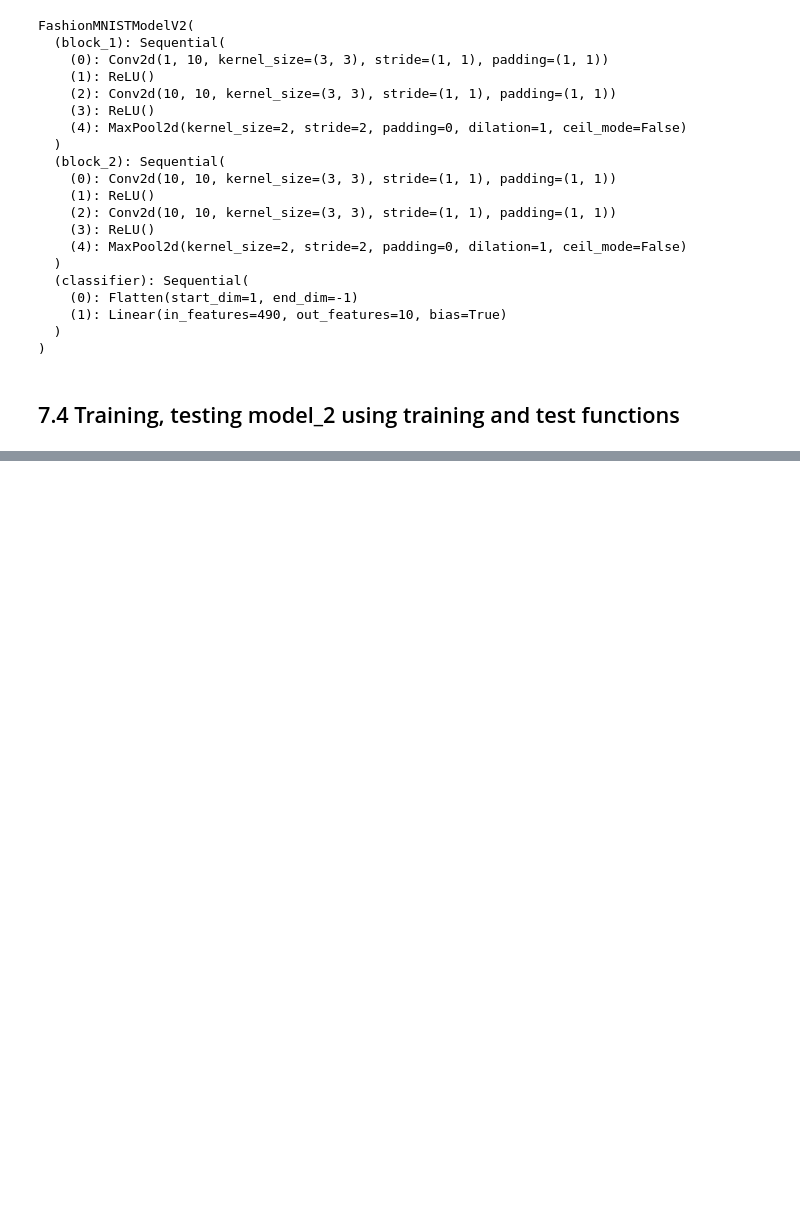
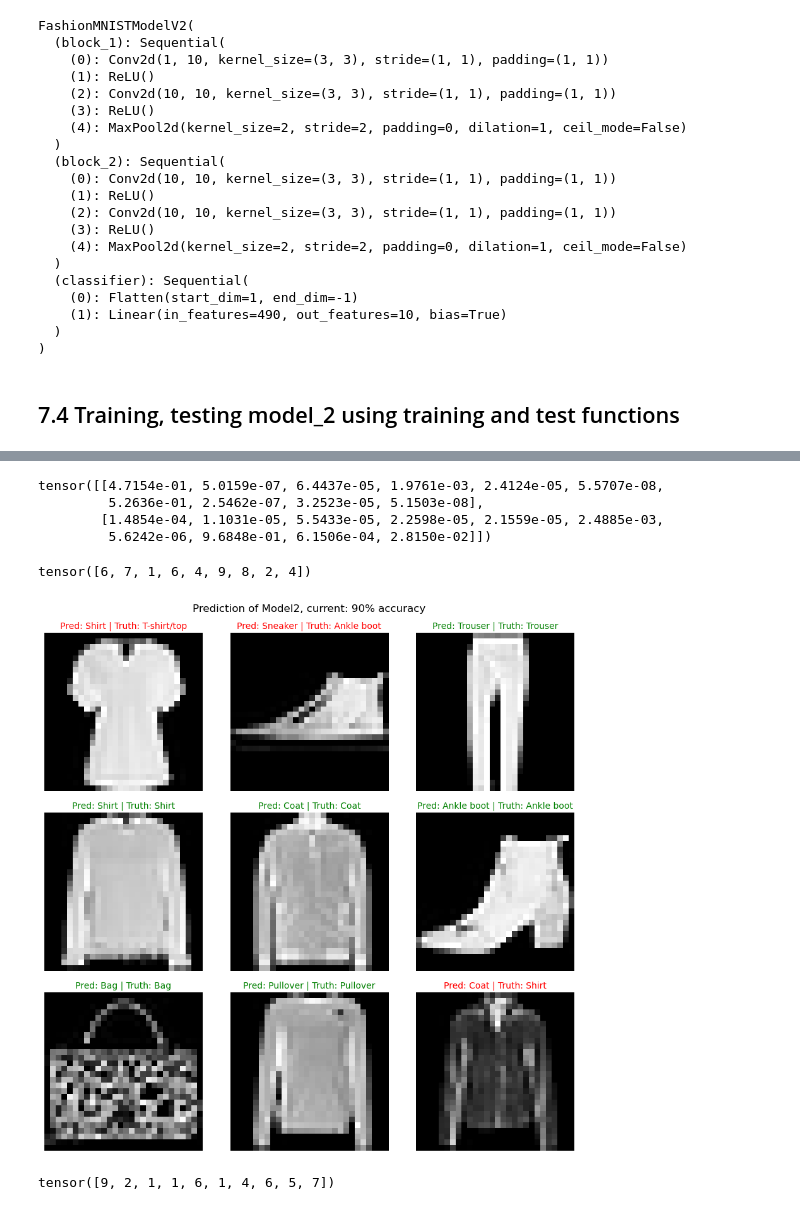
Before and after one commit to padrigon-lynbert/Learning_toorch, a Jupyter notebook: 05 computer_vision_video.ipynb, the cells around one changed output, grey strips where cells are left out. Saved outputs shown, nothing was run; the diff lists cells and outputs as text; code cells hidden in the pictures; blank space fills up the shorter version.

```diff
--- a/05 computer_vision_video.ipynb
+++ b/05 computer_vision_video.ipynb
@@ -984,0 +1077,77 @@ model_2_results
+# %%
+# Make predictions
+
+pred_probs = make_predictions(model=model_2,
+                              data=test_samples)
+
+# view first two prediction probabilities
+pred_probs[:2]
+# %% [output]
+tensor([[4.7154e-01, 5.0159e-07, 6.4437e-05, 1.9761e-03, 2.4124e-05, 5.5707e-08,
+         5.2636e-01, 2.5462e-07, 3.2523e-05, 5.1503e-08],
+        [1.4854e-04, 1.1031e-05, 5.5433e-05, 2.2598e-05, 2.1559e-05, 2.4885e-03,
+         5.6242e-06, 9.6848e-01, 6.1506e-04, 2.8150e-02]])
+# %%
+# convert prediction probabilities to labels
+pred_classes = pred_probs.argmax(dim=1)
+pred_classes
+# %% [output]
+tensor([6, 7, 1, 6, 4, 9, 8, 2, 4])
+# %%
+# plot predictions
+plt.figure(figsize=(9,9))
+plt.suptitle("Prediction of Model2, current: 90% accuracy")
+
+nrows = 3
+ncol = 3
+
+for i, sample in enumerate(test_samples):
+    # create sumbplot
+    plt.subplot(nrows, ncol, i+1)
+
+    # plot the target image
+    plt.imshow(sample.squeeze(), cmap='gray')
+
+    # find the prediction in text form e.g. "sandal"
+    pred_label = class_names[pred_classes[i]]
+
+    # truth label
+    truth_label = class_names[test_labels[i]]
+
+    title_text = f"Pred: {pred_label} | Truth: {truth_label}"
+
+    # check for equality(pred and truth), change color of title text
+    if pred_label == truth_label:
+        plt.title(title_text, fontsize=10, c="g") # if true
+    else:
+        plt.title(title_text, fontsize=10, c="r")
+
+    plt.axis('off')
+
+plt.tight_layout()
+# %% [output]
+[figure, added]
+# %%
+# make confusion matrix for evaluations(class)
+from tqdm.auto import tqdm
+
+# make predictionw with trained model
+y_preds = []
+model_2.eval()
+with torch.inference_mode():
+    for X,y in tqdm(test_dataloader, desc="Making predictions..."):
+        # send the data and tragets to target device
+        X,y = X.to(device), y.to(device)
+        # forward pass
+        y_logit = model_2(X)
+        # turn predictions from logits -> prediction probs
+        y_pred = torch.softmax(y_logit.squeeze(), dim=0).argmax(dim=1)
+        # put predictions on cpu for eval
+        y_preds.append(y_pred.cpu())
+
+    #concatenate lost of predictions into a tensor
+    # print(y_preds)
+    y_pred_tensor = torch.cat(y_preds)
+y_pred_tensor[:10]
+# %% [output]
+tensor([9, 2, 1, 1, 6, 1, 4, 6, 5, 7])
```
Also changed, not shown: parts of 24 cells of this notebook, 1 other file.
